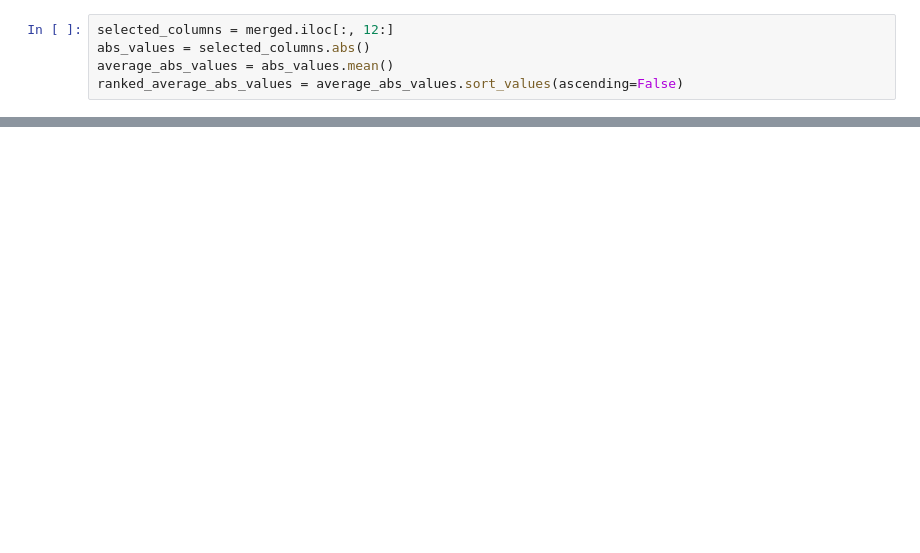
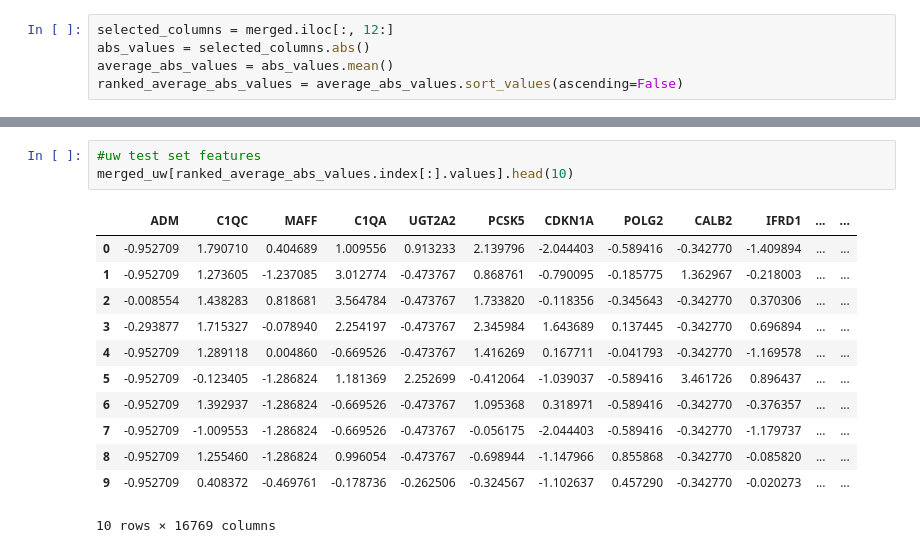
Before and after one commit to ChenyangLi4288/COVID-classification, a Jupyter notebook: Classification.ipynb, the cells around one changed output, grey strips where cells are left out. Saved outputs shown, nothing was run; the diff lists cells and outputs as text; blank space fills up the shorter version.

```diff
--- a/Classification.ipynb
+++ b/Classification.ipynb
@@ -67 +181,17 @@ Length: 18035, dtype: float64
+# %%
+#uw test set features
+merged_uw[ranked_average_abs_values.index[:].values].head(10)
+# %% [output]
+|  | ADM | C1QC | MAFF | C1QA | UGT2A2 | PCSK5 | CDKN1A | POLG2 | CALB2 | IFRD1 | ... | ... |
+| 0 | -0.952709 | 1.790710 | 0.404689 | 1.009556 | 0.913233 | 2.139796 | -2.044403 | -0.589416 | -0.342770 | -1.409894 | ... | ... |
+| 1 | -0.952709 | 1.273605 | -1.237085 | 3.012774 | -0.473767 | 0.868761 | -0.790095 | -0.185775 | 1.362967 | -0.218003 | ... | ... |
+| 2 | -0.008554 | 1.438283 | 0.818681 | 3.564784 | -0.473767 | 1.733820 | -0.118356 | -0.345643 | -0.342770 | 0.370306 | ... | ... |
+| 3 | -0.293877 | 1.715327 | -0.078940 | 2.254197 | -0.473767 | 2.345984 | 1.643689 | 0.137445 | -0.342770 | 0.696894 | ... | ... |
+| 4 | -0.952709 | 1.289118 | 0.004860 | -0.669526 | -0.473767 | 1.416269 | 0.167711 | -0.041793 | -0.342770 | -1.169578 | ... | ... |
+| 5 | -0.952709 | -0.123405 | -1.286824 | 1.181369 | 2.252699 | -0.412064 | -1.039037 | -0.589416 | 3.461726 | 0.896437 | ... | ... |
+| 6 | -0.952709 | 1.392937 | -1.286824 | -0.669526 | -0.473767 | 1.095368 | 0.318971 | -0.589416 | -0.342770 | -0.376357 | ... | ... |
+| 7 | -0.952709 | -1.009553 | -1.286824 | -0.669526 | -0.473767 | -0.056175 | -2.044403 | -0.589416 | -0.342770 | -1.179737 | ... | ... |
+| 8 | -0.952709 | 1.255460 | -1.286824 | 0.996054 | -0.473767 | -0.698944 | -1.147966 | 0.855868 | -0.342770 | -0.085820 | ... | ... |
+| 9 | -0.952709 | 0.408372 | -0.469761 | -0.178736 | -0.262506 | -0.324567 | -1.102637 | 0.457290 | -0.342770 | -0.020273 | ... | ... |
+10 rows × 16769 columns
 # %%
```
Also changed, not shown: parts of 30 cells of this notebook.
